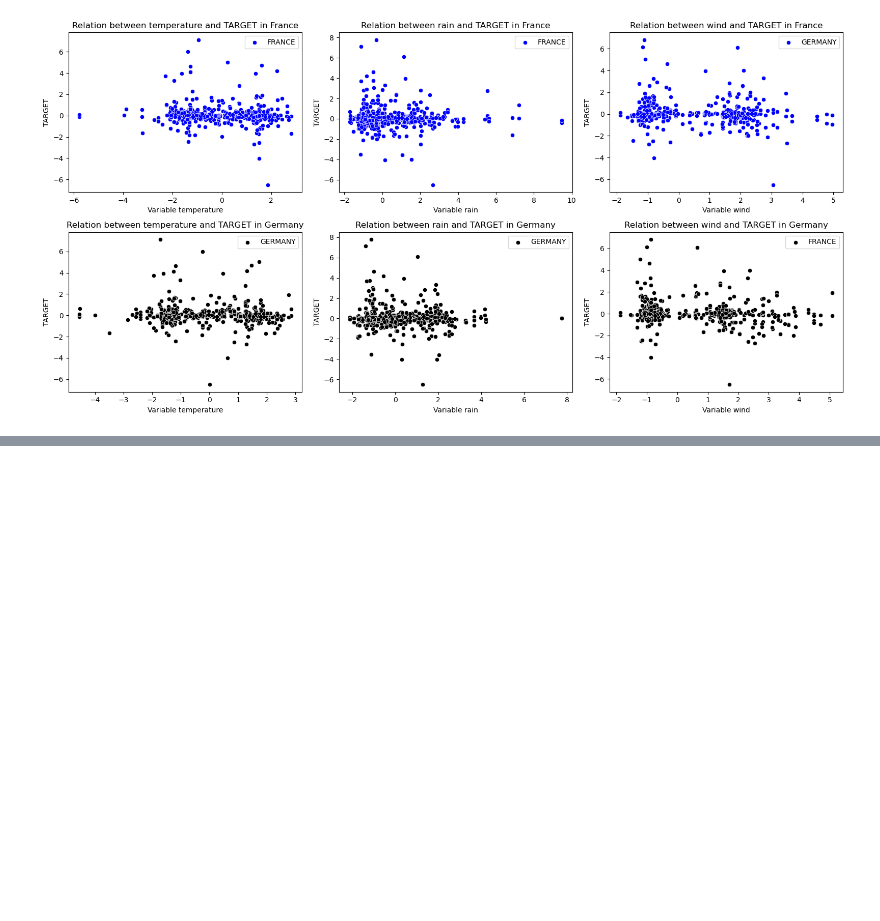
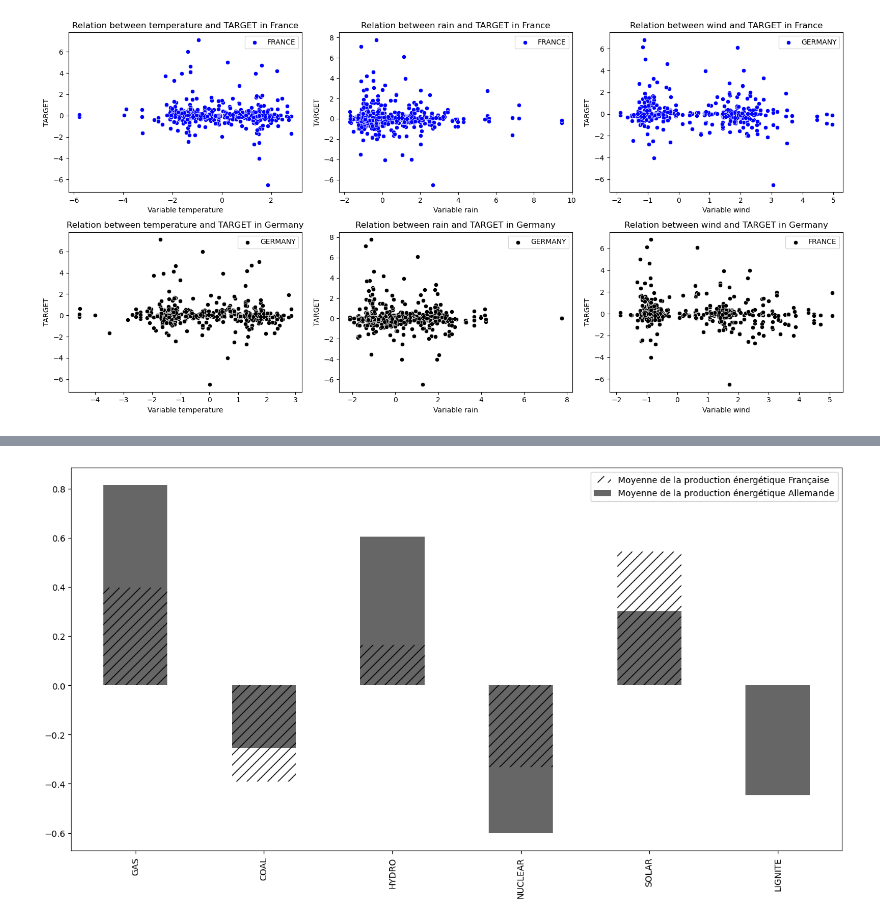
Before and after one commit to AugustinCablant/Data-Challenge-QRT, a Jupyter notebook: code.ipynb, the cells around one changed output, grey strips where cells are left out. Saved outputs shown, nothing was run; the diff lists cells and outputs as text; code cells hidden in the pictures; blank space fills up the shorter version.

```diff
--- a/code.ipynb
+++ b/code.ipynb
@@ -283,0 +288,28 @@ X_train_fr = X_train[X_train['COUNTRY']=='FR']
+# %%
+# Création de Data_frames différents pour les deux pays :
+df_fr = df_train[df_train['COUNTRY']=='FR']
+df_de = df_train[df_train['COUNTRY']=='DE']
+
+liste_colonnes = list(df_train.columns)
+
+for col in liste_colonnes:
+    if col[0:3]=='DE_':
+        df_fr = df_fr.drop(col, axis=1)
+        df_de = df_de.rename({col:col[3:]},axis=1)
+    elif col[0:3]=='FR_':
+        df_de = df_de.drop(col,axis=1)
+        df_fr = df_fr.rename({col:col[3:]}, axis=1)
+    else:
+        pass
+
+# visualisation des différences énergétiques
+
+energie_col = ['GAS', 'COAL', 'HYDRO', 'NUCLEAR', 'SOLAR']
+
+plt.figure(figsize = (16,8))
+df_fr[energie_col].mean().plot(kind = 'bar', label = 'Moyenne de la production énergétique Française', color = 'white', hatch='//')
+df_de[energie_col+['LIGNITE']].mean().plot(kind = 'bar', label = 'Moyenne de la production énergétique Allemande', color = 'black', alpha = 0.6)
+plt.legend()
+plt.show()
+# %% [output]
+[figure, added]
```
Also changed, not shown: parts of 8 cells of this notebook.
